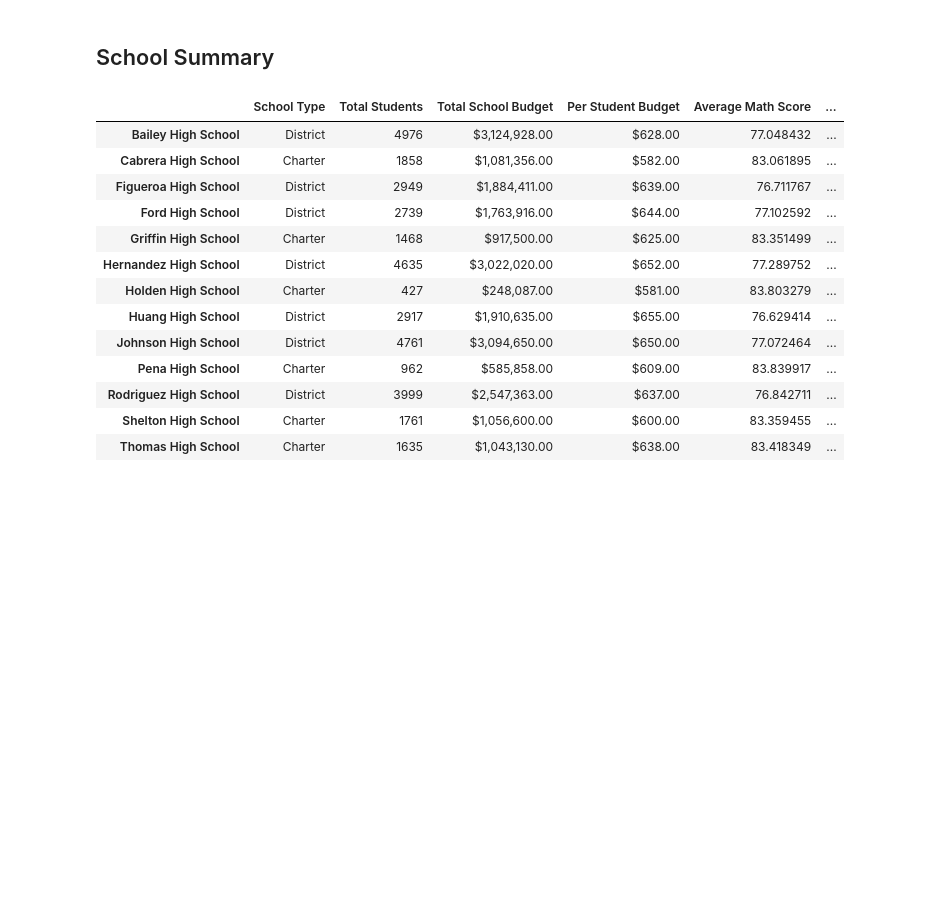
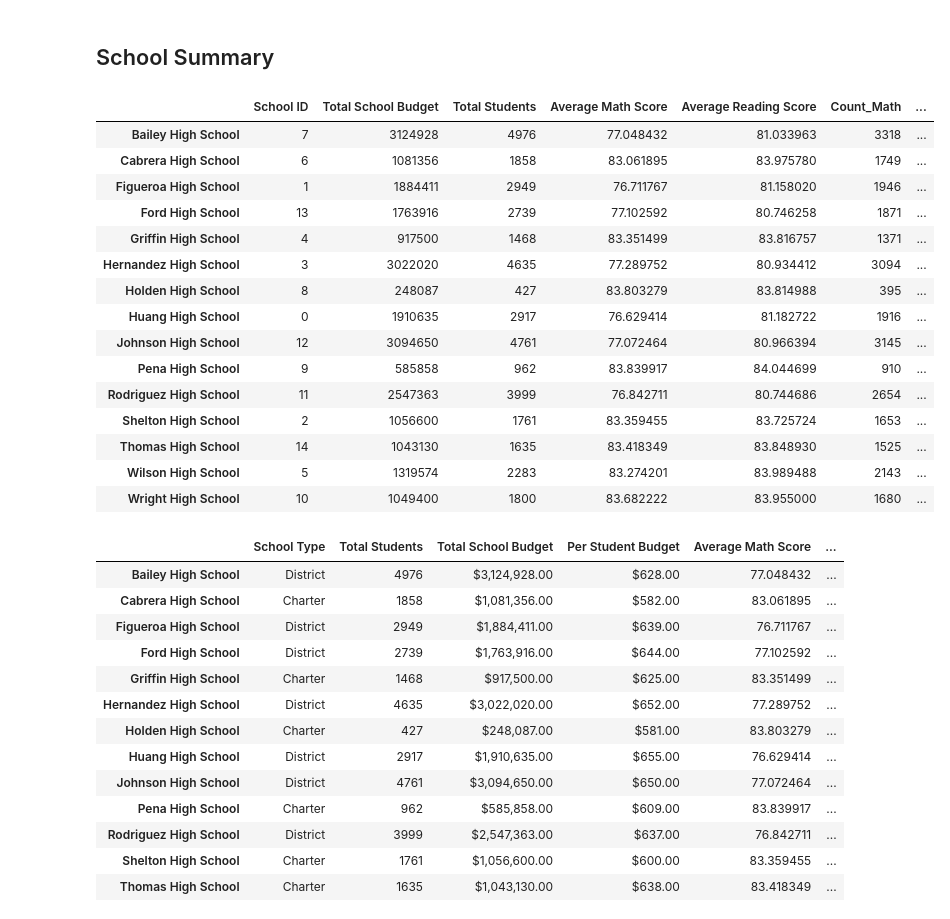
Before and after one commit to bminhas01/Pandas-challenge, a Jupyter notebook: PyCitySchools/PyCitySchools_starter.ipynb, the cells around one changed output. Cells and saved outputs as stored; diff of their text form; code cells hidden in the pictures; blank space fills up the shorter version.

Commit message:
School grouping analysis complete

```diff
--- a/PyCitySchools/PyCitySchools_starter.ipynb
+++ b/PyCitySchools/PyCitySchools_starter.ipynb
@@ -179,4 +178,23 @@ info_df["% Passing Math"] = ((info_df['Count_Math'] / info_df['Total Students'])
 info_df["% Passing Reading"] = ((info_df['Count_Reading'] / info_df['Total Students']))*100
 # %%
 info_df["% Overall Passing"] = ((info_df['Count_Math and Reading'] / info_df['Total Students']))*100
+# %%
+info_copy_df = info_df.copy()
+# %% [output]
+|  | School ID | Total School Budget | Total Students | Average Math Score | Average Reading Score | Count_Math | ... |
+| Bailey High School | 7 | 3124928 | 4976 | 77.048432 | 81.033963 | 3318 | ... |
+| Cabrera High School | 6 | 1081356 | 1858 | 83.061895 | 83.975780 | 1749 | ... |
+| Figueroa High School | 1 | 1884411 | 2949 | 76.711767 | 81.158020 | 1946 | ... |
+| Ford High School | 13 | 1763916 | 2739 | 77.102592 | 80.746258 | 1871 | ... |
+| Griffin High School | 4 | 917500 | 1468 | 83.351499 | 83.816757 | 1371 | ... |
+| Hernandez High School | 3 | 3022020 | 4635 | 77.289752 | 80.934412 | 3094 | ... |
+| Holden High School | 8 | 248087 | 427 | 83.803279 | 83.814988 | 395 | ... |
+| Huang High School | 0 | 1910635 | 2917 | 76.629414 | 81.182722 | 1916 | ... |
+| Johnson High School | 12 | 3094650 | 4761 | 77.072464 | 80.966394 | 3145 | ... |
+| Pena High School | 9 | 585858 | 962 | 83.839917 | 84.044699 | 910 | ... |
+| Rodriguez High School | 11 | 2547363 | 3999 | 76.842711 | 80.744686 | 2654 | ... |
+| Shelton High School | 2 | 1056600 | 1761 | 83.359455 | 83.725724 | 1653 | ... |
+| Thomas High School | 14 | 1043130 | 1635 | 83.418349 | 83.848930 | 1525 | ... |
+| Wilson High School | 5 | 1319574 | 2283 | 83.274201 | 83.989488 | 2143 | ... |
+| Wright High School | 10 | 1049400 | 1800 | 83.682222 | 83.955000 | 1680 | ... |
 # %%
```
Also changed, not shown: parts of 26 cells of this notebook.
